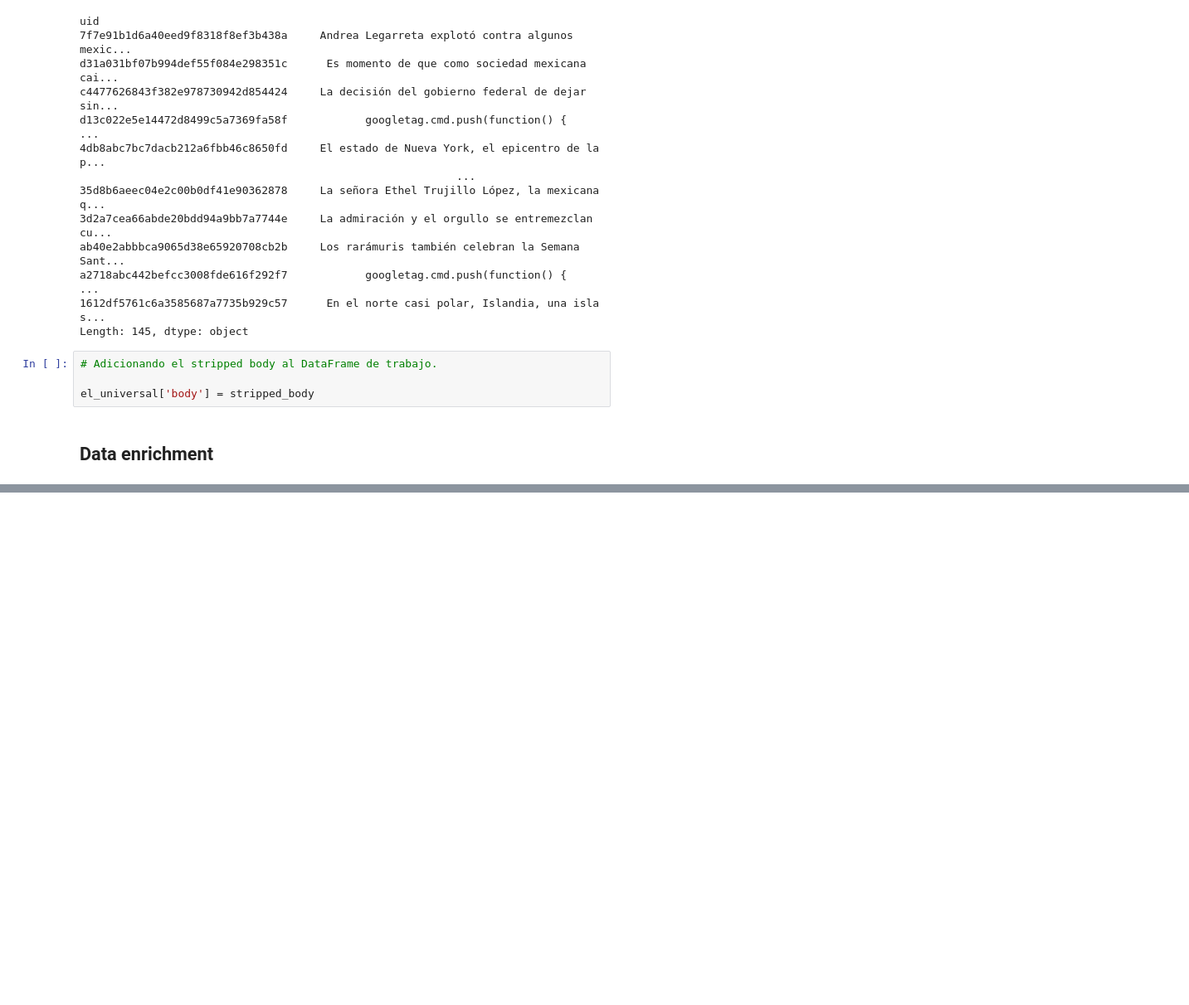
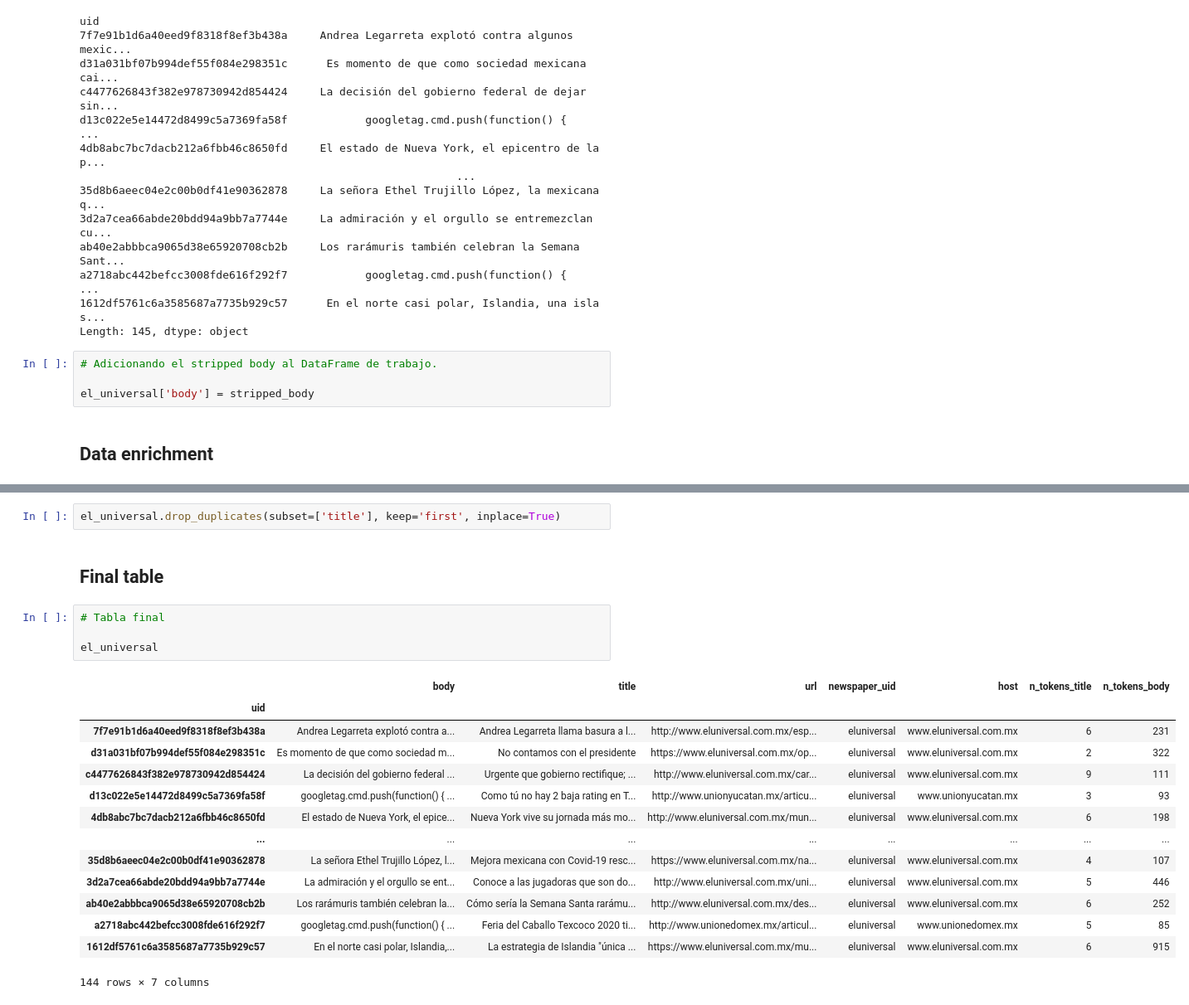
Before and after one commit to anderson-github/DataEng_WebScrap, a Jupyter notebook: myplatzidata/Platzi_Data.ipynb, the cells around one changed output, grey strips where cells are left out. Shown: that part at 83% size. Cells and saved outputs as stored; diff of their text form; blank space fills up the shorter version.

```diff
--- a/myplatzidata/Platzi_Data.ipynb
+++ b/myplatzidata/Platzi_Data.ipynb
@@ -403,0 +432,23 @@ el_universal
+# %%
+el_universal.drop_duplicates(subset=['title'], keep='first', inplace=True)
+# %% [markdown]
+## **Final table**
+# %%
+# Tabla final
+
+el_universal
+# %% [output]
+|  | body | title | url | newspaper_uid | host | n_tokens_title | n_tokens_body |
+| uid |  |  |  |  |  |  |  |
+| 7f7e91b1d6a40eed9f8318f8ef3b438a | Andrea Legarreta explotó contra a... | Andrea Legarreta llama basura a l... | http://www.eluniversal.com.mx/esp... | eluniversal | www.eluniversal.com.mx | 6 | 231 |
+| d31a031bf07b994def55f084e298351c | Es momento de que como sociedad m... | No contamos con el presidente | https://www.eluniversal.com.mx/op... | eluniversal | www.eluniversal.com.mx | 2 | 322 |
+| c4477626843f382e978730942d854424 | La decisión del gobierno federal ... | Urgente que gobierno rectifique; ... | http://www.eluniversal.com.mx/car... | eluniversal | www.eluniversal.com.mx | 9 | 111 |
+| d13c022e5e14472d8499c5a7369fa58f | googletag.cmd.push(function() { ... | Como tú no hay 2 baja rating en T... | http://www.unionyucatan.mx/articu... | eluniversal | www.unionyucatan.mx | 3 | 93 |
+| 4db8abc7bc7dacb212a6fbb46c8650fd | El estado de Nueva York, el epice... | Nueva York vive su jornada más mo... | http://www.eluniversal.com.mx/mun... | eluniversal | www.eluniversal.com.mx | 6 | 198 |
+| ... | ... | ... | ... | ... | ... | ... | ... |
+| 35d8b6aeec04e2c00b0df41e90362878 | La señora Ethel Trujillo López, l... | Mejora mexicana con Covid-19 resc... | https://www.eluniversal.com.mx/na... | eluniversal | www.eluniversal.com.mx | 4 | 107 |
+| 3d2a7cea66abde20bdd94a9bb7a7744e | La admiración y el orgullo se ent... | Conoce a las jugadoras que son do... | http://www.eluniversal.com.mx/uni... | eluniversal | www.eluniversal.com.mx | 5 | 446 |
+| ab40e2abbbca9065d38e65920708cb2b | Los rarámuris también celebran la... | Cómo sería la Semana Santa rarámu... | http://www.eluniversal.com.mx/des... | eluniversal | www.eluniversal.com.mx | 6 | 252 |
+| a2718abc442befcc3008fde616f292f7 | googletag.cmd.push(function() { ... | Feria del Caballo Texcoco 2020 ti... | http://www.unionedomex.mx/articul... | eluniversal | www.unionedomex.mx | 5 | 85 |
+| 1612df5761c6a3585687a7735b929c57 | En el norte casi polar, Islandia,... | La estrategia de Islandia "única ... | https://www.eluniversal.com.mx/mu... | eluniversal | www.eluniversal.com.mx | 6 | 915 |
+144 rows × 7 columns
```
Also changed, not shown: parts of 5 cells of this notebook, 1 other file.
